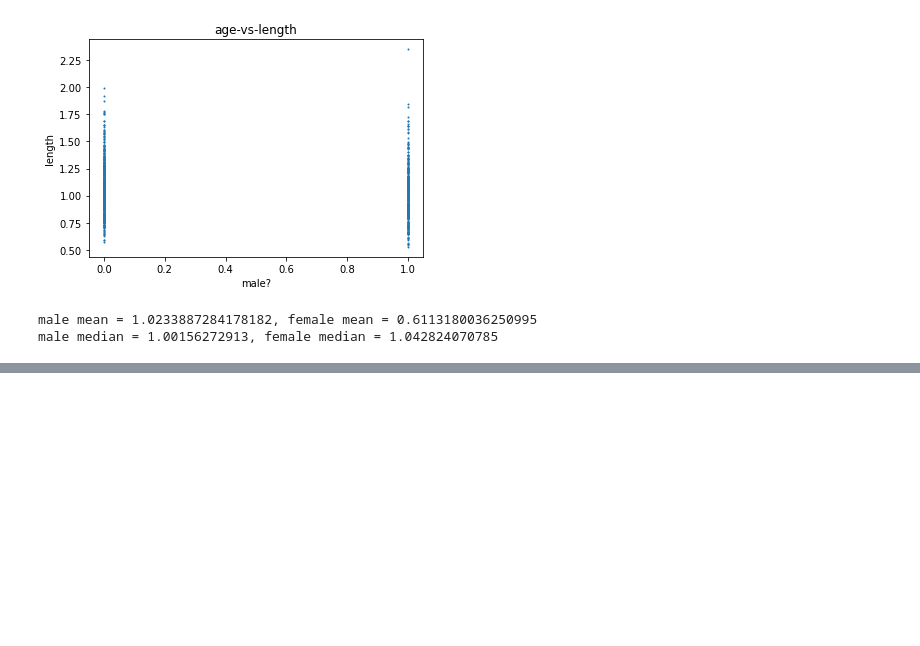
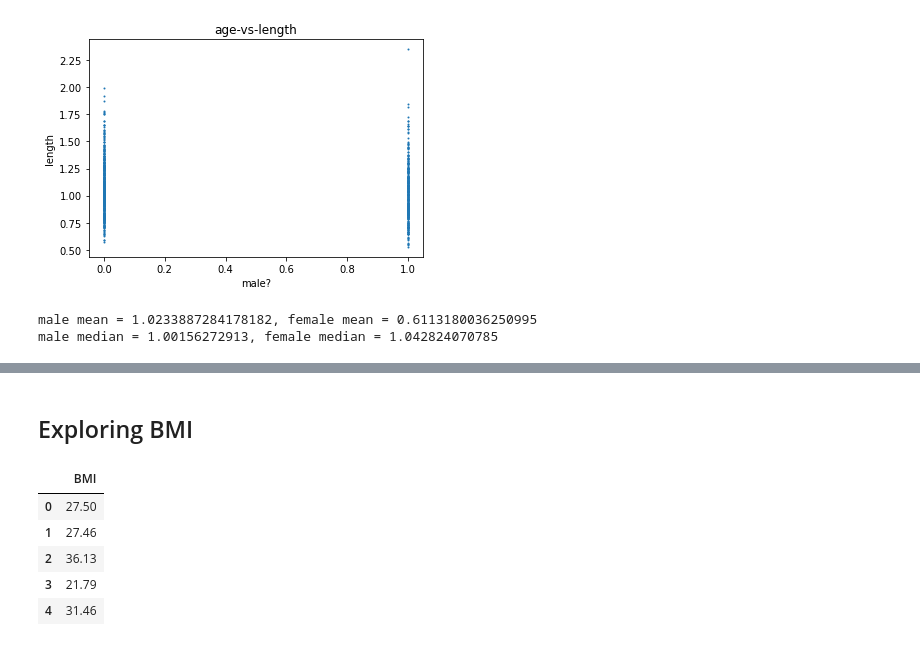
Before and after one commit to fshi7418/pollutants, a Jupyter notebook: Python Experiments/David.ipynb, the cells around one changed output, grey strips where cells are left out. Drawn from its saved outputs; the diff is of its cells as text; code cells hidden in the pictures; blank space fills up the shorter version.

```diff
--- a/Python Experiments/David.ipynb
+++ b/Python Experiments/David.ipynb
@@ -138,0 +138,12 @@ Text(0, 0.5, 'Frequency')
+# %% [markdown]
+## Exploring BMI
+# %%
+bmi_data = df[['BMI']]
+bmi_data.head(5)
+# %% [output]
+|  | BMI |
+| 0 | 27.50 |
+| 1 | 27.46 |
+| 2 | 36.13 |
+| 3 | 21.79 |
+| 4 | 31.46 |
```
Also changed, not shown: parts of 5 cells of this notebook.
